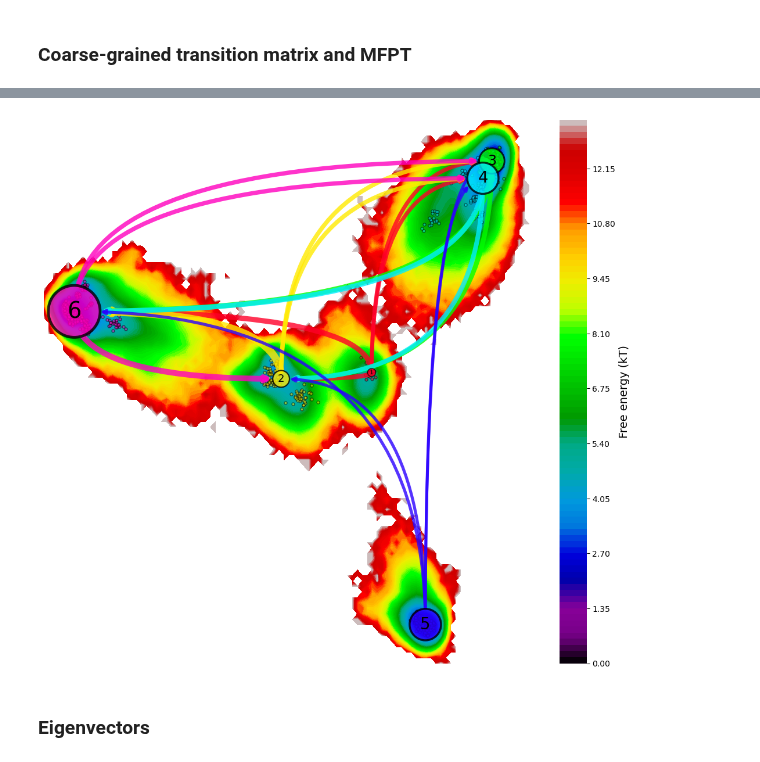
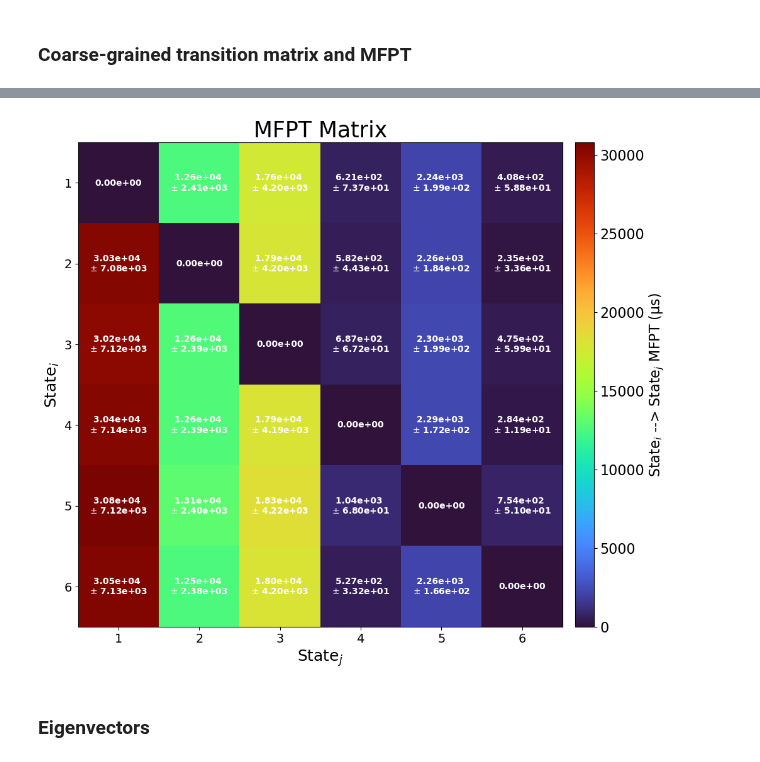
Before and after one commit to meyresearch/kinase_analysis, a Jupyter notebook: notebooks/analysis/analysis_validate_model.ipynb, the cells around one changed output, grey strips where cells are left out. Cells and saved outputs as stored; diff of their text form; code cells hidden in the pictures.

```diff
--- a/notebooks/analysis/analysis_validate_model.ipynb
+++ b/notebooks/analysis/analysis_validate_model.ipynb
@@ -277,8 +193,3 @@ for i in range(study.pcca_n):
     for j in range(study.pcca_n):
         mfpt[i,j] = study.baymsm_mod.gather_stats('mfpt', A=study.pcca_mod.sets[i], B=study.pcca_mod.sets[j]).mean
         mfpt_std[i,j] = study.baymsm_mod.gather_stats('mfpt', A=study.pcca_mod.sets[i], B=study.pcca_mod.sets[j]).std
-# %%
-mfpt = np.zeros([study.pcca_n, study.pcca_n])
-for i in range(study.pcca_n):
-    for j in range(study.pcca_n):
-        mfpt[i,j] = study.msm_mod.mfpt(A=study.pcca_mod.sets[i], B=study.pcca_mod.sets[j])
@@ -294,4 +196,14 @@ plot_mfpt_matrix(mfpt = mfpt,
+# %%
+# MFPT matrix
+plot_mfpt_matrix(mfpt = mfpt,
+                 mfpt_err = mfpt_std,
+                 dt = study.hp_dict.dt_out,
+                 text_f =".2e",
+                 savedir = study.fig_dir/'mfpt_matrix.svg')
+# %% [output]
+[figure, added]
 # %%
+# MFPT graph
 plot_pcca_graph(traj_all = study.ttraj_cat,
                 traj_weights = np.concatenate(study.traj_weights, axis=0),
                 c_centers = study.kmeans_centers[study.connected_states, :],
@@ -300,9 +212,7 @@ plot_pcca_graph(traj_all = study.ttraj_cat,
                 matrix = mfpt,
                 pcca_assignment = study.pcca_mod.assignments,
                 stat_dist = study.msm_mod.stationary_distribution,
-                savedir = study.fig_dir/'mfpt_graph.png')
+                savedir = study.fig_dir/'mfpt_graph.svg')
-# %% [output]
-[figure, removed]
 # %% [markdown]
 ### Eigenvectors
 # %%
```
Also changed, not shown: parts of 78 cells of this notebook, 12 other files.
